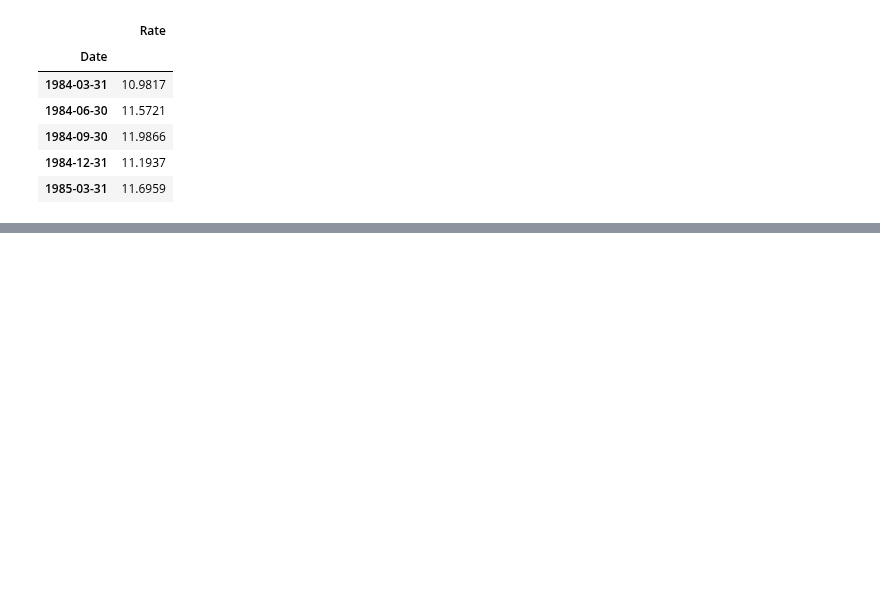
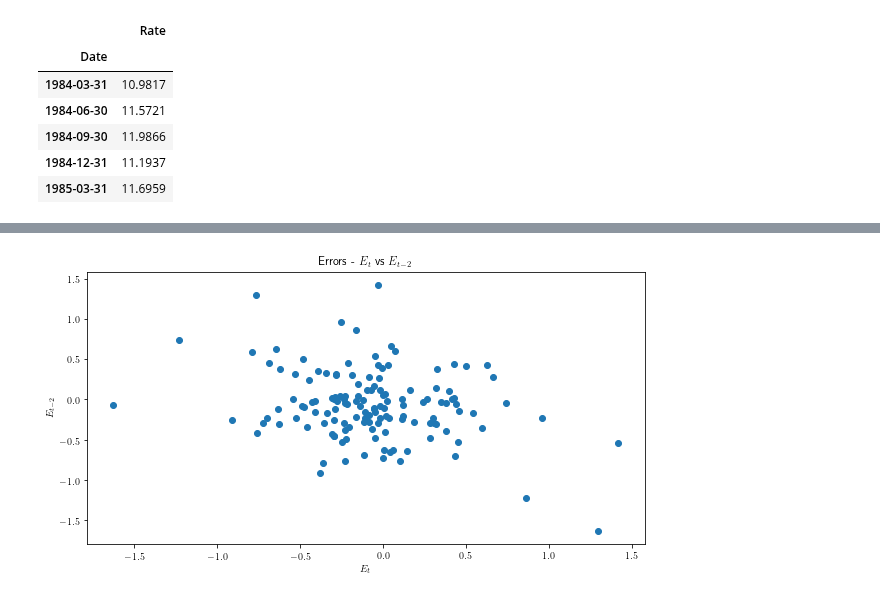
Before and after one commit to snowch-notes/statistics-old, a Jupyter notebook: timeseries/autocorrelation_and_prediction_intervals.ipynb, the cells around one changed output, grey strips where cells are left out. Saved outputs shown, nothing was run; the diff lists cells and outputs as text; code cells hidden in the pictures; blank space fills up the shorter version.

```diff
--- a/timeseries/autocorrelation_and_prediction_intervals.ipynb
+++ b/timeseries/autocorrelation_and_prediction_intervals.ipynb
@@ -53,0 +82,7 @@ _ = (data['Rate'] - fit.fittedvalues).plot(title='Error term, $E_t = X_t - \hat{
+# %%
+ax = plt.scatter(data['Errors'], data['Errors_m2'])
+_ = plt.title("Errors - $E_t$ vs $E_{t-2}$")
+_ = plt.xlabel("$E_t$")
+_ = plt.ylabel("$E_{t-2}$")
+# %% [output]
+[figure, added]
```
Also changed, not shown: parts of 10 cells of this notebook.
